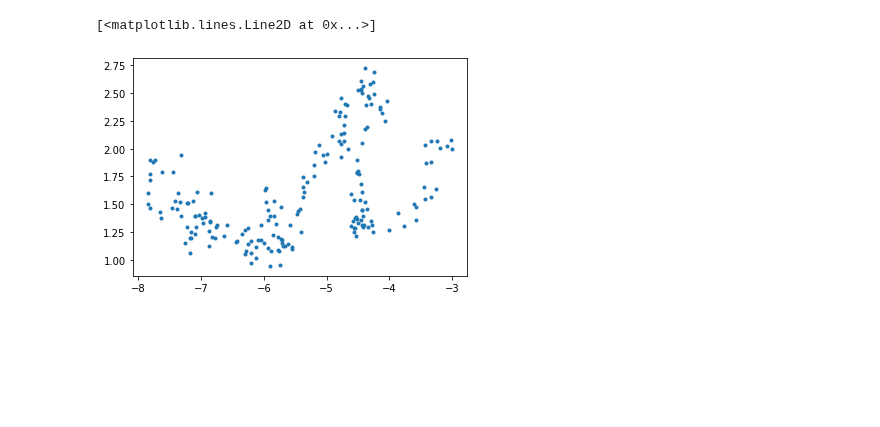
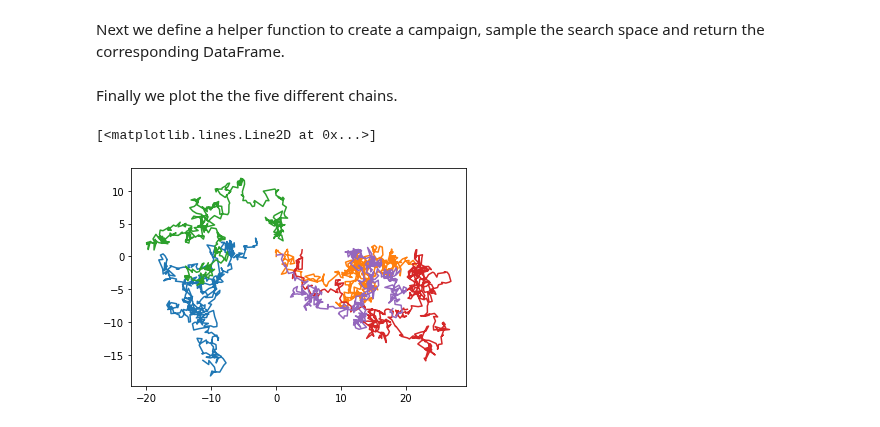
Before and after one commit to UCL-CCS/EasyVVUQ, a Jupyter notebook: tutorials/easyvvuq_mcmc.ipynb, the cells around one changed output. Drawn from its saved outputs; the diff is of its cells as text; code cells hidden in the pictures; blank space fills up the shorter version.

Commit message:
updated the mcmc tutorial notebook

```diff
--- a/tutorials/easyvvuq_mcmc.ipynb
+++ b/tutorials/easyvvuq_mcmc.ipynb
@@ -19,37 +25,44 @@ def rosenbrock(directory):
     y = (1.0 - x1) ** 2 + 100.0 * (x2 - x1 ** 2) ** 2
     with open(output_filename, 'w') as fd:
         json.dump({'value': -y}, fd)
+# %% [markdown]
+Next we define a helper function to create a campaign, sample the search space and return the corresponding DataFrame.
 # %%
-def test_mcmc(tmp_path='.'):
+def mcmc(tmp_path='.'):
     campaign = uq.Campaign(name="mcmc", work_dir=tmp_path)
     params = {
         "x1": {"type": "float", "default": 0.0},
         "x2": {"type": "float", "default": 0.0},
-        "out_file": {"type": "string", "default": "output.json"}
+        "out_file": {"type": "string", "default": "output.json"},
+        "chain_id": {"type": "integer", "default": 0}
     }
     encoder = uq.encoders.GenericEncoder(
         template_fname=os.path.abspath("rosenbrock.template"), delimiter="$", target_filename="input.json")
     decoder = uq.decoders.JSONDecoder("output.json", ["value"])
     campaign.add_app(name="mcmc", params=params, encoder=encoder, decoder=decoder)
     vary_init = {
-        "x1": -3.0,
-        "x2": 2.0
+        "x1": [-3.0, 0.0, 1.0, 4.0, 0.1],
+        "x2": [2.0, 0.0, 4.0, 1.0, 0.2]
     }
-    def q(x, b=0.1):
+    def q(x, b=0.5):
         return cp.J(cp.Normal(x['x1'], b), cp.Normal(x['x2'], b))
-    sampler = uq.sampling.MCMCSampler(vary_init, q, 'value')
+    sampler = uq.sampling.MCMCSampler(vary_init, q, 'value', n_chains=5)
     campaign.set_sampler(sampler)
     action = uq.actions.ExecutePython(rosenbrock)
-    ignored = sampler.mcmc_sampling(campaign, action, 200)
+    ignored = sampler.mcmc_sampling(campaign, action, 500)
     df = campaign.get_collation_result()
     return df
-    analysis = uq.analysis.MCMCAnalysis(sampler, 'value')
-    result = analysis.analyse(df)
 # %%
-df = test_mcmc()
+df = mcmc()
+# %% [markdown]
+Finally we plot the the five different chains.
 # %%
 import matplotlib.pyplot as plt
-plt.plot(df['x1'], df['x2'], '.')
+plt.plot(df[(df['chain_id'] == 0).values]['x1'], df[(df['chain_id'] == 0).values]['x2'])
+plt.plot(df[(df['chain_id'] == 1).values]['x1'], df[(df['chain_id'] == 1).values]['x2'])
+plt.plot(df[(df['chain_id'] == 2).values]['x1'], df[(df['chain_id'] == 2).values]['x2'])
+plt.plot(df[(df['chain_id'] == 3).values]['x1'], df[(df['chain_id'] == 3).values]['x2'])
+plt.plot(df[(df['chain_id'] == 4).values]['x1'], df[(df['chain_id'] == 4).values]['x2'])
 # %% [output]
 [<matplotlib.lines.Line2D at 0x...>]
-[figure, old version]
+[figure, new version]
```
Also changed, not shown: parts of 3 cells of this notebook.
